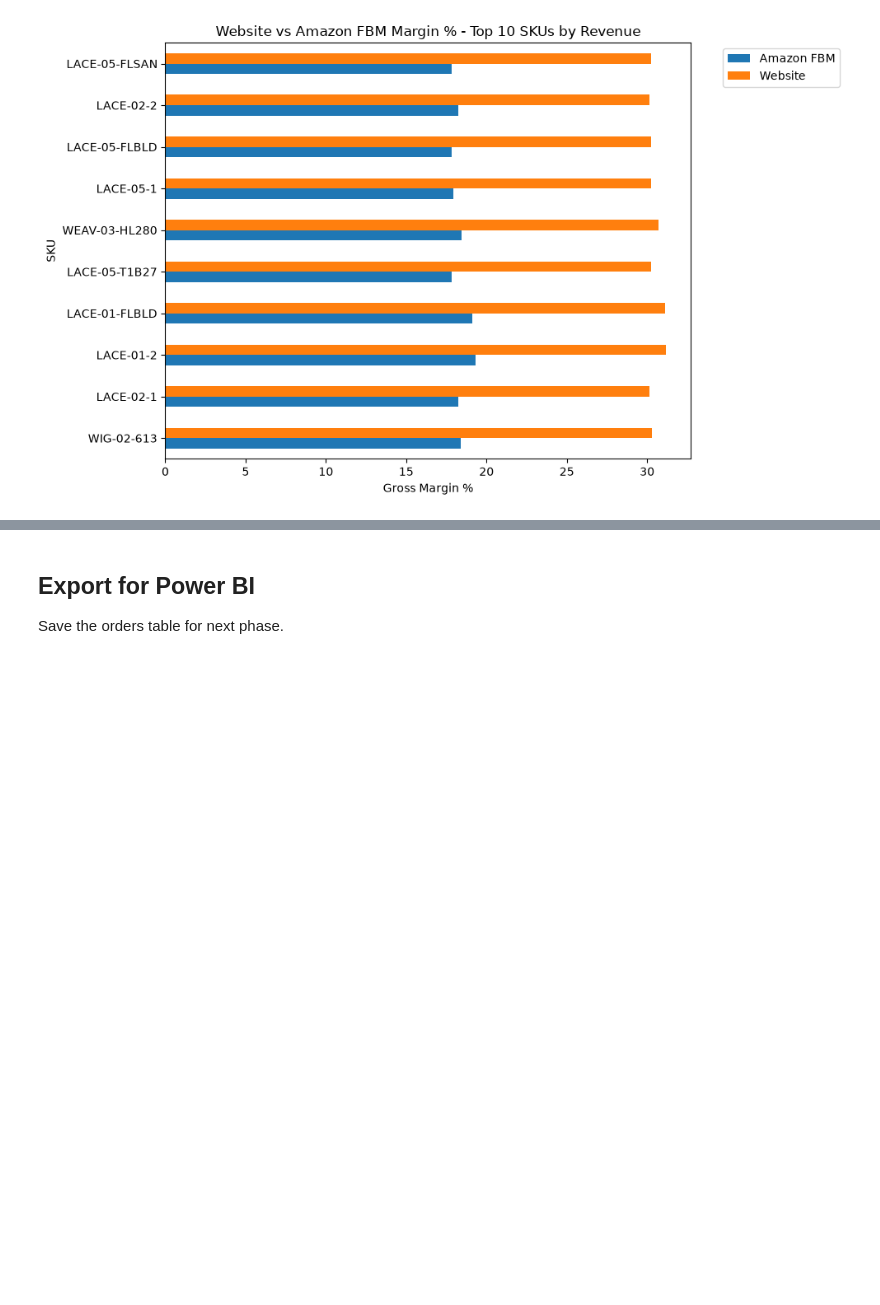
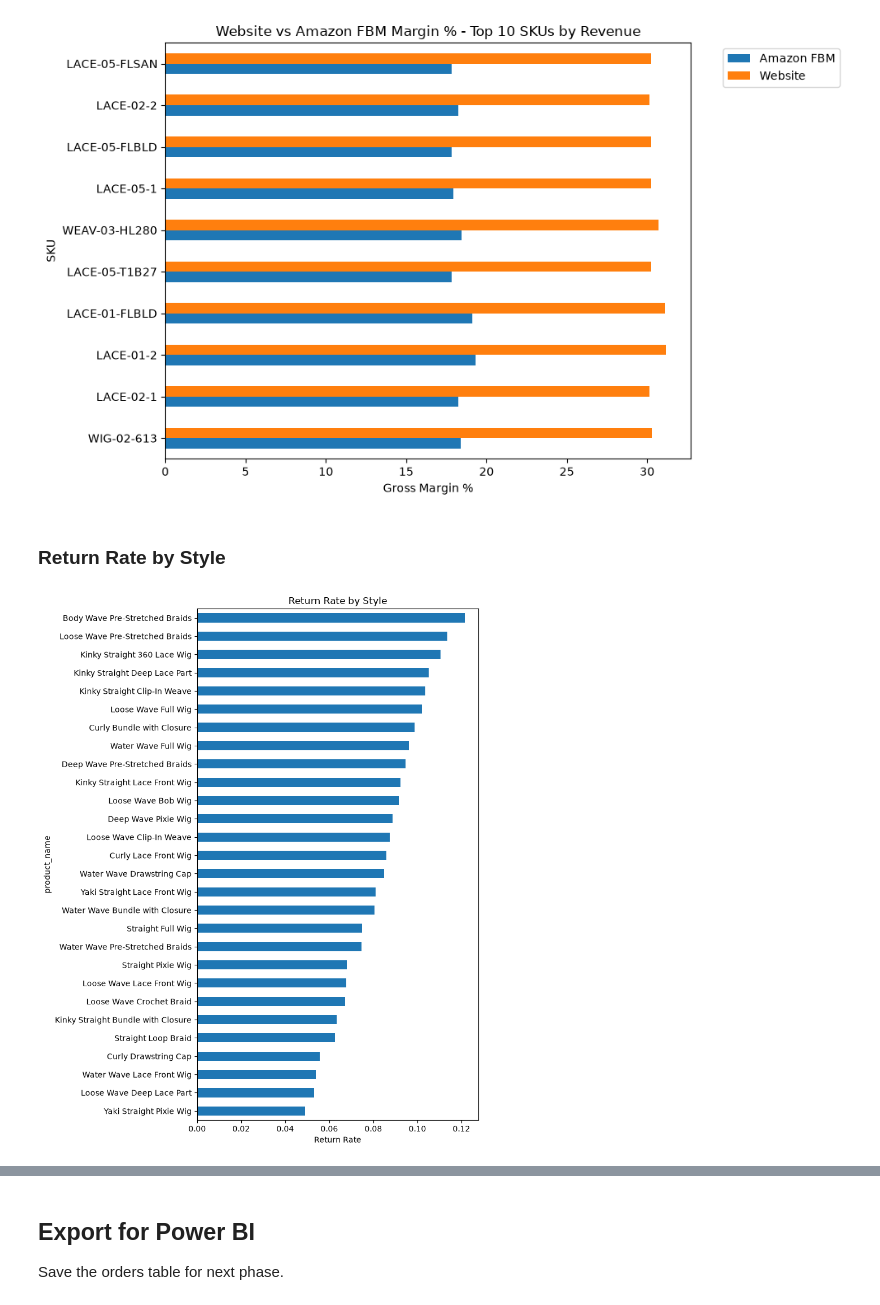
Before and after one commit to voltrecto/crowncase-beauty-portfolio, a Jupyter notebook: notebooks/phase3_analysis.ipynb, the cells around one changed output, grey strips where cells are left out. Drawn from its saved outputs; the diff is of its cells as text; code cells hidden in the pictures; blank space fills up the shorter version.

Commit message:
Add discount and category queries. Add return rate by style and seasonality visualizations to notebook.

```diff
--- a/notebooks/phase3_analysis.ipynb
+++ b/notebooks/phase3_analysis.ipynb
@@ -201,7 +201,7 @@ Check computed gross_margin_pct, grouped by category.
 # %%
 # category from products
 
-orders_clean = orders_clean.merge(products_raw[["sku", "category"]], on="sku", how="left")
+orders_clean = orders_clean.merge(products_raw[["sku", "category", "product_name"]], on="sku", how="left")
 # %%
 category_margin = orders_clean.groupby("category").apply(
     lambda g: (g["revenue"].sum() - g["cost"].sum() - g["platform_fee"].sum()) / g["revenue"].sum() * 100
@@ -285,3 +285,15 @@ plt.tight_layout()
 plt.show()
 # %% [output]
 [figure]
+# %% [markdown]
+### Return Rate by Style
+# %%
+style_returns = orders_clean.groupby("product_name")["return_flag"].mean().sort_values(ascending=False)
+
+style_returns.iloc[::-1].plot(kind="barh", figsize=(8, 10))
+plt.title("Return Rate by Style")
+plt.xlabel("Return Rate")
+plt.tight_layout()
+plt.show()
+# %% [output]
+[figure, added]
```
Also changed, not shown: parts of 5 cells of this notebook, 2 other files.
